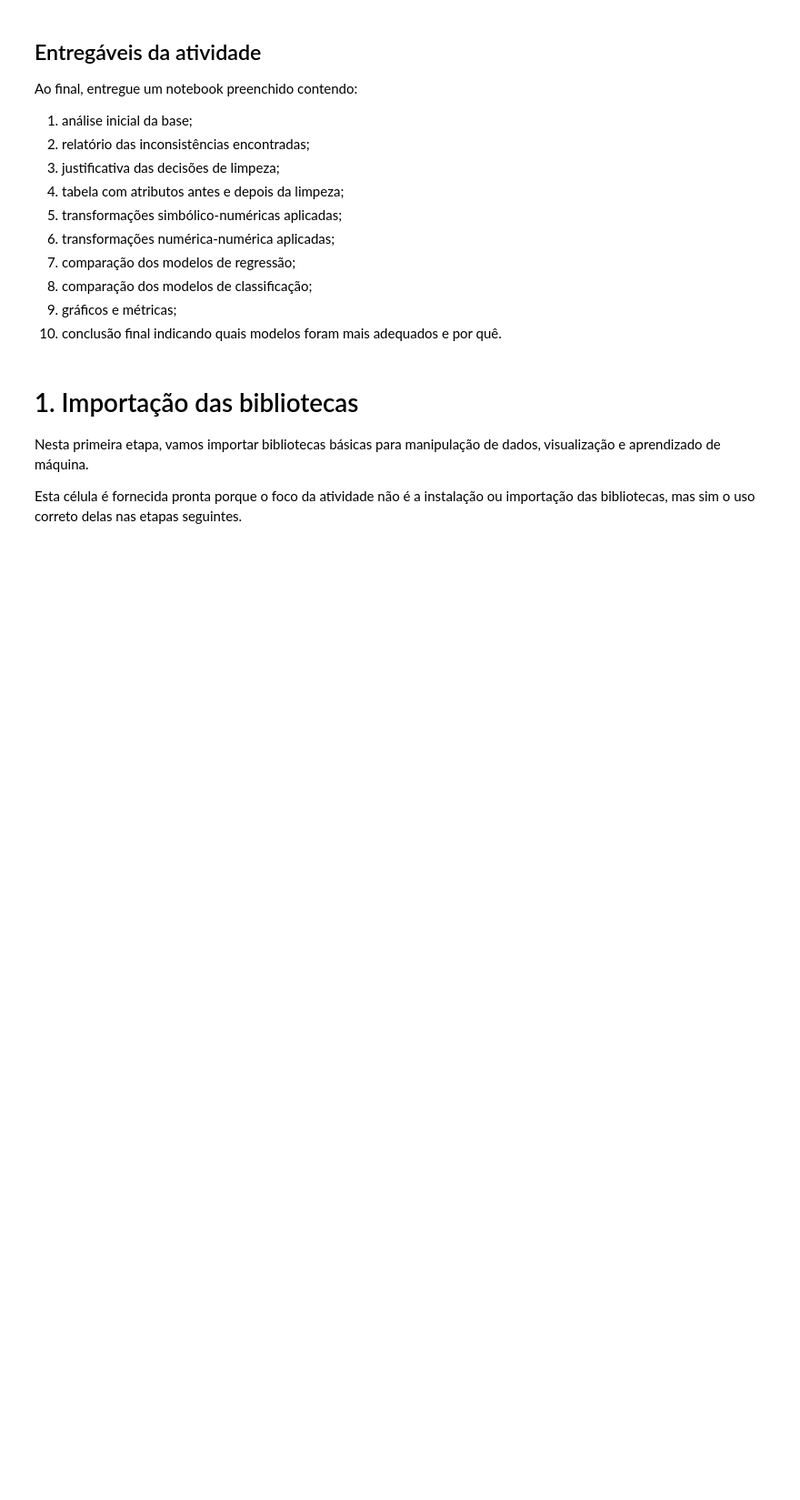
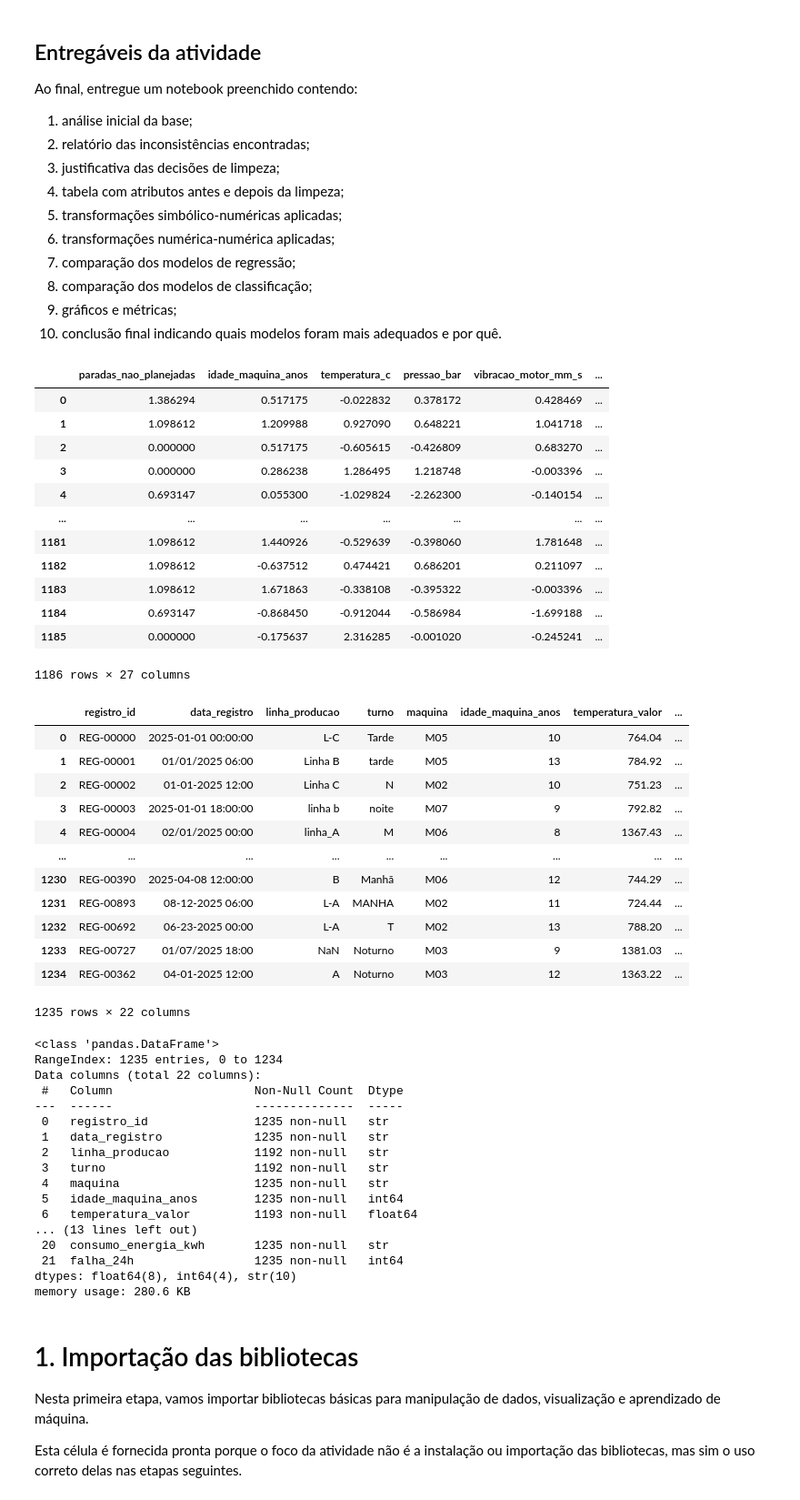
Before and after one commit to illiamw/DATAPULSE, a Jupyter notebook: notebook/EDA.ipynb, the cells around one changed output. Shown at 91% size. Drawn from its saved outputs; the diff is of its cells as text; code cells hidden in the pictures; blank space fills up the shorter version.

```diff
--- a/notebook/EDA.ipynb
+++ b/notebook/EDA.ipynb
@@ -61,6 +61,62 @@ Ao final, entregue um notebook preenchido contendo:
 8. comparação dos modelos de classificação;
 9. gráficos e métricas;
 10. conclusão final indicando quais modelos foram mais adequados e por quê.
+# %%
+# Bibliotecas básicas
+import numpy as np
+import pandas as pd
+
+teste_serving = pd.read_csv('../data/serving/industrial_data_serving.csv')
+display(teste_serving)
+
+teste_raw = pd.read_csv('../data/raw/industrial_data_raw.csv')
+display(teste_raw)
+
+teste_raw.info()
+# %% [output]
+|  | paradas_nao_planejadas | idade_maquina_anos | temperatura_c | pressao_bar | vibracao_motor_mm_s | ... |
+| 0 | 1.386294 | 0.517175 | -0.022832 | 0.378172 | 0.428469 | ... |
+| 1 | 1.098612 | 1.209988 | 0.927090 | 0.648221 | 1.041718 | ... |
+| 2 | 0.000000 | 0.517175 | -0.605615 | -0.426809 | 0.683270 | ... |
+| 3 | 0.000000 | 0.286238 | 1.286495 | 1.218748 | -0.003396 | ... |
+| 4 | 0.693147 | 0.055300 | -1.029824 | -2.262300 | -0.140154 | ... |
+| ... | ... | ... | ... | ... | ... | ... |
+| 1181 | 1.098612 | 1.440926 | -0.529639 | -0.398060 | 1.781648 | ... |
+| 1182 | 1.098612 | -0.637512 | 0.474421 | 0.686201 | 0.211097 | ... |
+| 1183 | 1.098612 | 1.671863 | -0.338108 | -0.395322 | -0.003396 | ... |
+| 1184 | 0.693147 | -0.868450 | -0.912044 | -0.586984 | -1.699188 | ... |
+| 1185 | 0.000000 | -0.175637 | 2.316285 | -0.001020 | -0.245241 | ... |
+1186 rows × 27 columns
+|  | registro_id | data_registro | linha_producao | turno | maquina | idade_maquina_anos | temperatura_valor | ... |
+| 0 | REG-00000 | 2025-01-01 00:00:00 | L-C | Tarde | M05 | 10 | 764.04 | ... |
+| 1 | REG-00001 | 01/01/2025 06:00 | Linha B | tarde | M05 | 13 | 784.92 | ... |
+| 2 | REG-00002 | 01-01-2025 12:00 | Linha C | N | M02 | 10 | 751.23 | ... |
+| 3 | REG-00003 | 2025-01-01 18:00:00 | linha b | noite | M07 | 9 | 792.82 | ... |
+| 4 | REG-00004 | 02/01/2025 00:00 | linha_A | M | M06 | 8 | 1367.43 | ... |
+| ... | ... | ... | ... | ... | ... | ... | ... | ... |
+| 1230 | REG-00390 | 2025-04-08 12:00:00 | B | Manhã | M06 | 12 | 744.29 | ... |
+| 1231 | REG-00893 | 08-12-2025 06:00 | L-A | MANHA | M02 | 11 | 724.44 | ... |
+| 1232 | REG-00692 | 06-23-2025 00:00 | L-A | T | M02 | 13 | 788.20 | ... |
+| 1233 | REG-00727 | 01/07/2025 18:00 | NaN | Noturno | M03 | 9 | 1381.03 | ... |
+| 1234 | REG-00362 | 04-01-2025 12:00 | A | Noturno | M03 | 12 | 1363.22 | ... |
+1235 rows × 22 columns
+<class 'pandas.DataFrame'>
+RangeIndex: 1235 entries, 0 to 1234
+Data columns (total 22 columns):
+ #   Column                    Non-Null Count  Dtype
+---  ------                    --------------  -----
+ 0   registro_id               1235 non-null   str
+ 1   data_registro             1235 non-null   str
+ 2   linha_producao            1192 non-null   str
+ 3   turno                     1192 non-null   str
+ 4   maquina                   1235 non-null   str
+ 5   idade_maquina_anos        1235 non-null   int64
+ 6   temperatura_valor         1193 non-null   float64
+... (13 lines left out)
+ 20  consumo_energia_kwh       1235 non-null   str
+ 21  falha_24h                 1235 non-null   int64
+dtypes: float64(8), int64(4), str(10)
+memory usage: 280.6 KB
 # %% [markdown]
 # 1. Importação das bibliotecas
 
```
Also changed, not shown: parts of 1 cell of this notebook, 11 other files.
